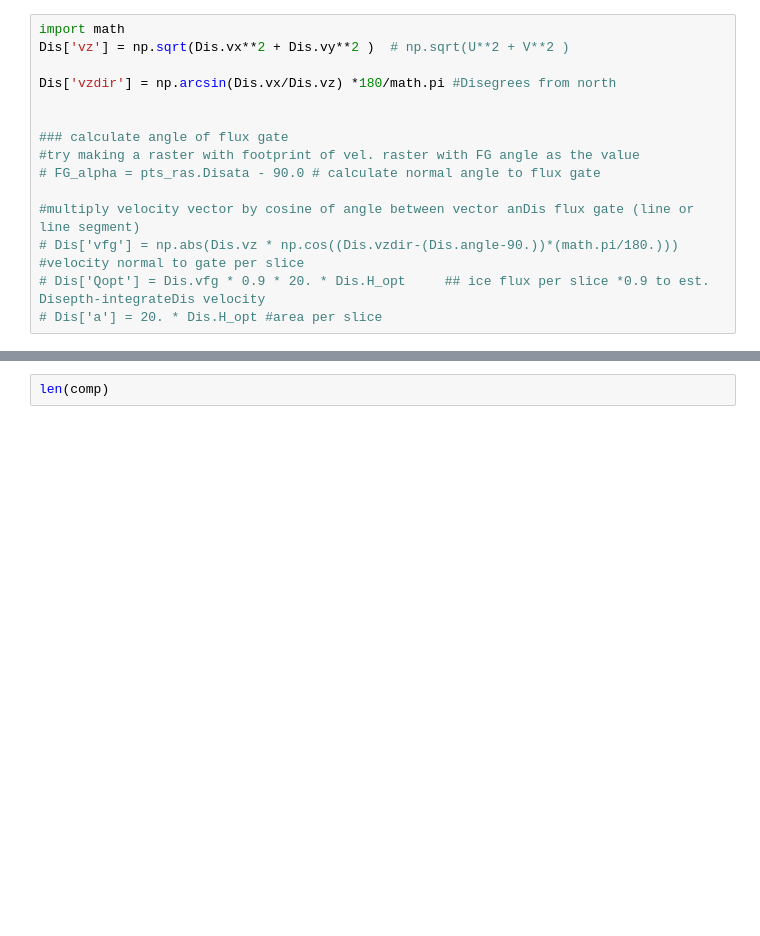
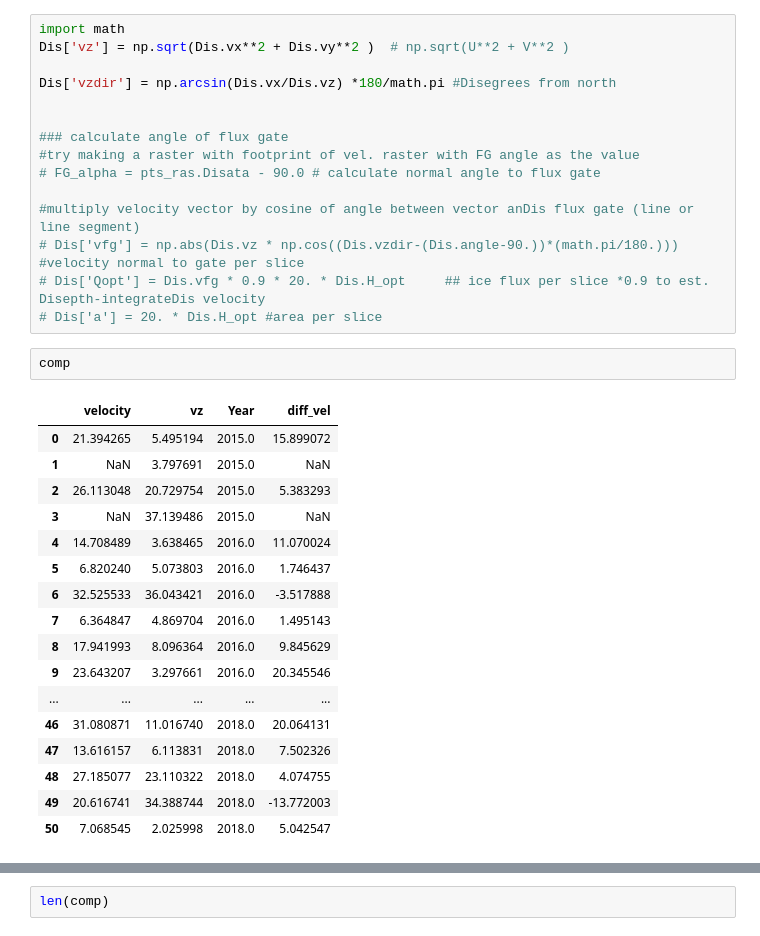
Before and after one commit to bpelto/ice_dynamics, a Jupyter notebook: flux_gate_velocity-Conrad.ipynb, the cells around one changed output, grey strips where cells are left out. Drawn from its saved outputs; the diff is of its cells as text; blank space fills up the shorter version.

```diff
--- a/flux_gate_velocity-Conrad.ipynb
+++ b/flux_gate_velocity-Conrad.ipynb
@@ -470,3 +406,23 @@ Dis['vzdir'] = np.arcsin(Dis.vx/Dis.vz) *180/math.pi #Disegrees from north
 # Dis['vfg'] = np.abs(Dis.vz * np.cos((Dis.vzdir-(Dis.angle-90.))*(math.pi/180.))) #velocity normal to gate per slice
 # Dis['Qopt'] = Dis.vfg * 0.9 * 20. * Dis.H_opt     ## ice flux per slice *0.9 to est. Disepth-integrateDis velocity
 # Dis['a'] = 20. * Dis.H_opt #area per slice
+# %%
+comp
+# %% [output]
+|  | velocity | vz | Year | diff_vel |
+| 0 | 21.394265 | 5.495194 | 2015.0 | 15.899072 |
+| 1 | NaN | 3.797691 | 2015.0 | NaN |
+| 2 | 26.113048 | 20.729754 | 2015.0 | 5.383293 |
+| 3 | NaN | 37.139486 | 2015.0 | NaN |
+| 4 | 14.708489 | 3.638465 | 2016.0 | 11.070024 |
+| 5 | 6.820240 | 5.073803 | 2016.0 | 1.746437 |
+| 6 | 32.525533 | 36.043421 | 2016.0 | -3.517888 |
+| 7 | 6.364847 | 4.869704 | 2016.0 | 1.495143 |
+| 8 | 17.941993 | 8.096364 | 2016.0 | 9.845629 |
+| 9 | 23.643207 | 3.297661 | 2016.0 | 20.345546 |
+| ... | ... | ... | ... | ... |
+| 46 | 31.080871 | 11.016740 | 2018.0 | 20.064131 |
+| 47 | 13.616157 | 6.113831 | 2018.0 | 7.502326 |
+| 48 | 27.185077 | 23.110322 | 2018.0 | 4.074755 |
+| 49 | 20.616741 | 34.388744 | 2018.0 | -13.772003 |
+| 50 | 7.068545 | 2.025998 | 2018.0 | 5.042547 |
```
Also changed, not shown: parts of 10 cells of this notebook.
